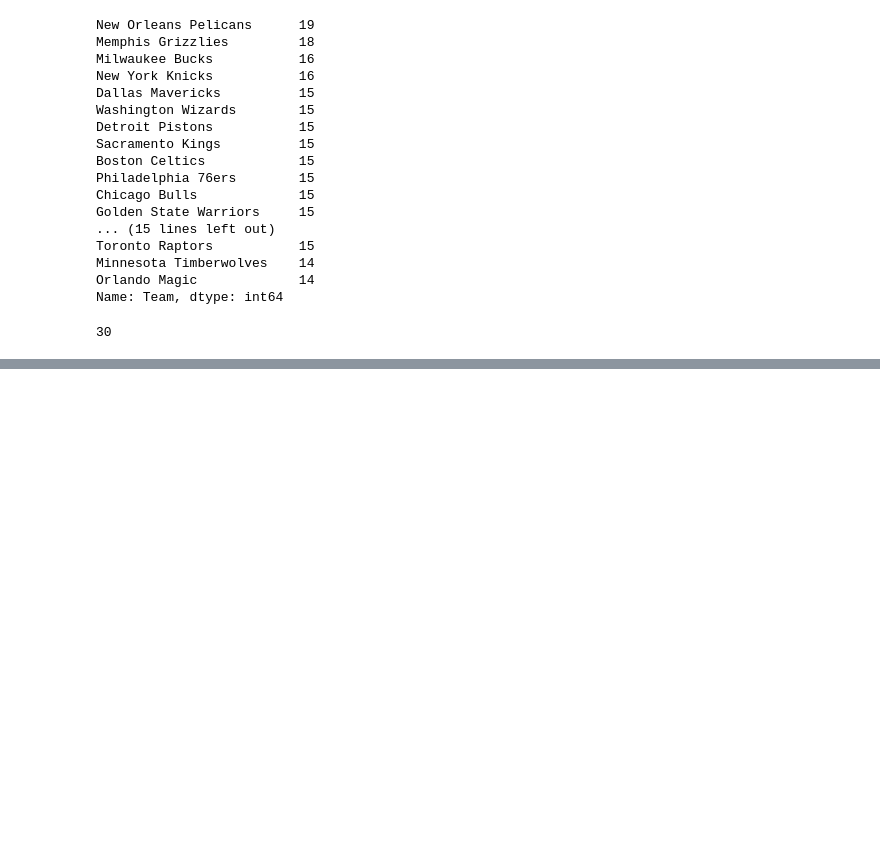
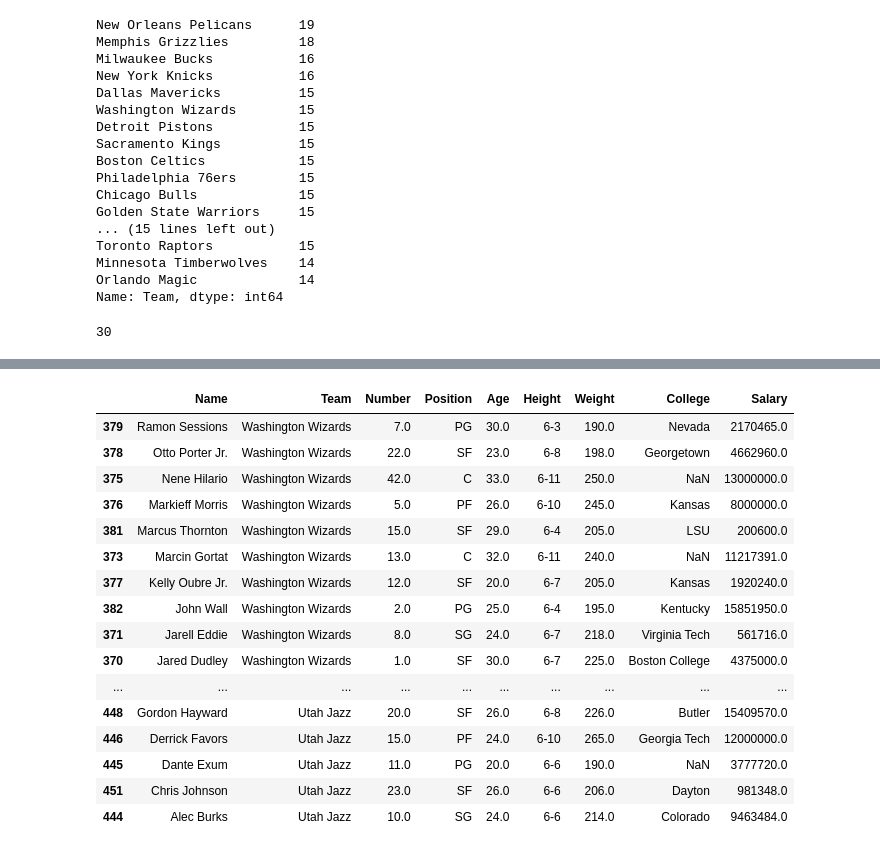
Before and after one commit to YoheiKo/DA_with_pandas_udemy, a Jupyter notebook: Dataframe.ipynb, the cells around one changed output, grey strips where cells are left out. Drawn from its saved outputs; the diff is of its cells as text; code cells hidden in the pictures; blank space fills up the shorter version.

```diff
--- a/Dataframe.ipynb
+++ b/Dataframe.ipynb
@@ -585,0 +670,20 @@ Yoheiko
+# %%
+nba.sort_values(["Team", "Name"], ascending = False).head(30) #both "Team" and  "Name" in reverse alphabetic order
+# %% [output]
+|  | Name | Team | Number | Position | Age | Height | Weight | College | Salary |
+| 379 | Ramon Sessions | Washington Wizards | 7.0 | PG | 30.0 | 6-3 | 190.0 | Nevada | 2170465.0 |
+| 378 | Otto Porter Jr. | Washington Wizards | 22.0 | SF | 23.0 | 6-8 | 198.0 | Georgetown | 4662960.0 |
+| 375 | Nene Hilario | Washington Wizards | 42.0 | C | 33.0 | 6-11 | 250.0 | NaN | 13000000.0 |
+| 376 | Markieff Morris | Washington Wizards | 5.0 | PF | 26.0 | 6-10 | 245.0 | Kansas | 8000000.0 |
+| 381 | Marcus Thornton | Washington Wizards | 15.0 | SF | 29.0 | 6-4 | 205.0 | LSU | 200600.0 |
+| 373 | Marcin Gortat | Washington Wizards | 13.0 | C | 32.0 | 6-11 | 240.0 | NaN | 11217391.0 |
+| 377 | Kelly Oubre Jr. | Washington Wizards | 12.0 | SF | 20.0 | 6-7 | 205.0 | Kansas | 1920240.0 |
+| 382 | John Wall | Washington Wizards | 2.0 | PG | 25.0 | 6-4 | 195.0 | Kentucky | 15851950.0 |
+| 371 | Jarell Eddie | Washington Wizards | 8.0 | SG | 24.0 | 6-7 | 218.0 | Virginia Tech | 561716.0 |
+| 370 | Jared Dudley | Washington Wizards | 1.0 | SF | 30.0 | 6-7 | 225.0 | Boston College | 4375000.0 |
+| ... | ... | ... | ... | ... | ... | ... | ... | ... | ... |
+| 448 | Gordon Hayward | Utah Jazz | 20.0 | SF | 26.0 | 6-8 | 226.0 | Butler | 15409570.0 |
+| 446 | Derrick Favors | Utah Jazz | 15.0 | PF | 24.0 | 6-10 | 265.0 | Georgia Tech | 12000000.0 |
+| 445 | Dante Exum | Utah Jazz | 11.0 | PG | 20.0 | 6-6 | 190.0 | NaN | 3777720.0 |
+| 451 | Chris Johnson | Utah Jazz | 23.0 | SF | 26.0 | 6-6 | 206.0 | Dayton | 981348.0 |
+| 444 | Alec Burks | Utah Jazz | 10.0 | SG | 24.0 | 6-6 | 214.0 | Colorado | 9463484.0 |
```
Also changed, not shown: parts of 13 cells of this notebook.
